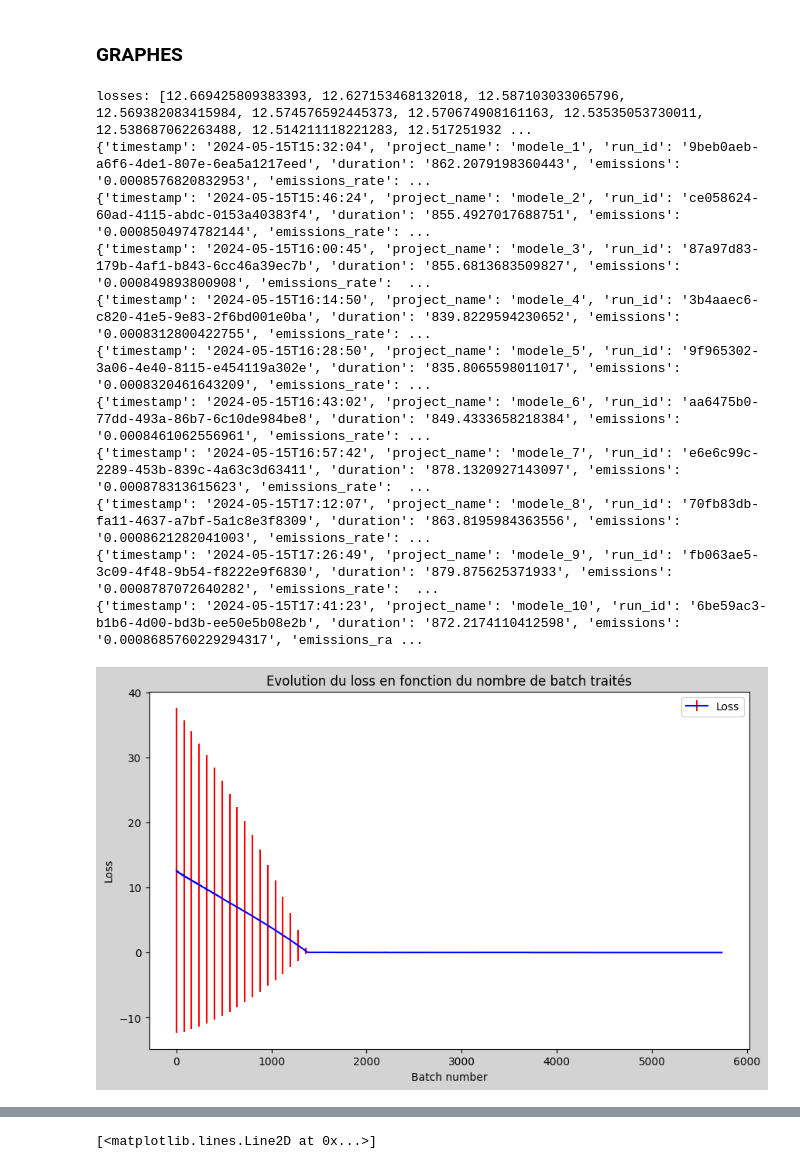
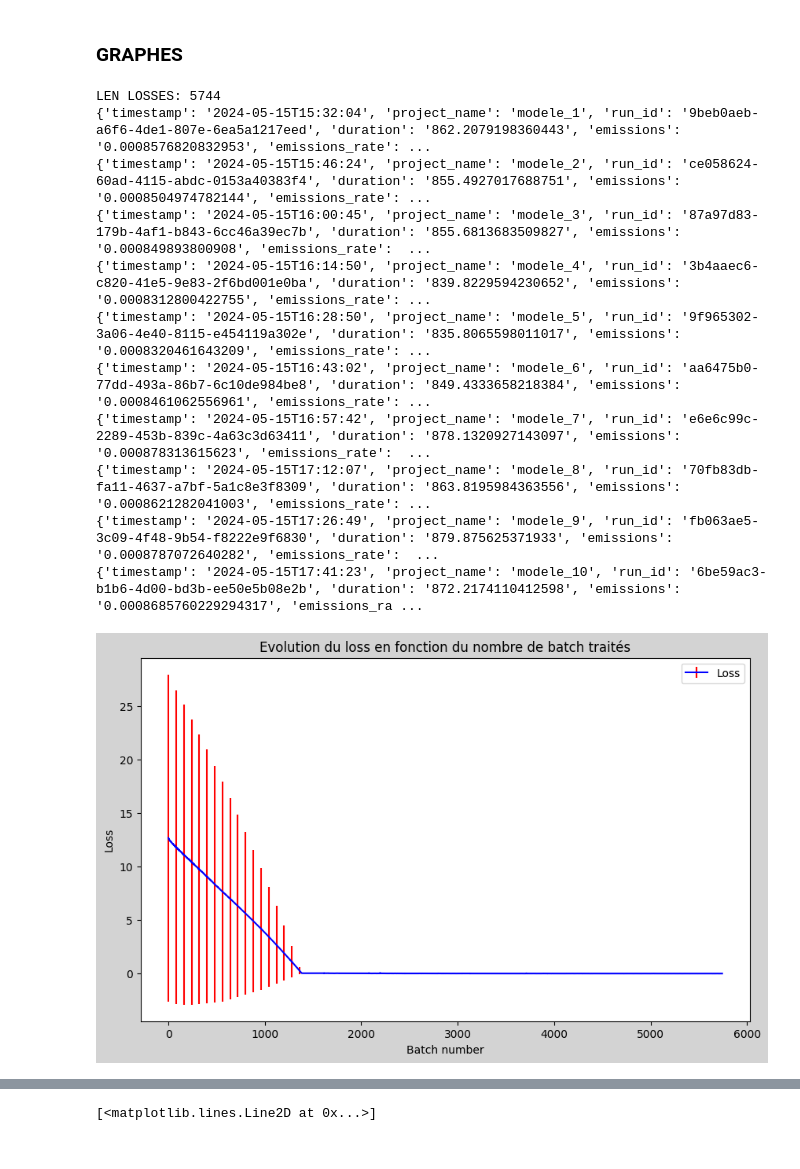
Before and after one commit to MaximeVannier27/Code_PIR, a Jupyter notebook: Maxime_ACID/IDS_perso_60.ipynb, the cells around one changed output, grey strips where cells are left out. Drawn from its saved outputs; the diff is of its cells as text; code cells hidden in the pictures.

Commit message:
ALL: graphes communs

```diff
--- a/Maxime_ACID/IDS_perso_60.ipynb
+++ b/Maxime_ACID/IDS_perso_60.ipynb
@@ -644,7 +644,7 @@ import statistics as stat
 import os
 import sys
 
-def confidence_interval(data,confidence=0.95):
+def confidence_interval(data,confidence=0.80):
     a = 1.0 * np.array(data)
     n = len(a)
     se = st.sem(a)
@@ -657,7 +657,7 @@ with open(results_path+"jeu_de_donnees/dic_loss.pkl", 'rb') as file:
     dic_loss = pkl.load(file)
 
 
-x = range(len(dic_loss["entrainement_1"]['epoch_0'])*4)
+x = range(len(dic_loss["entrainement_1"]['epoch_0'])*4+8)
 
 plt.figure(figsize=(10, 6),facecolor='lightgrey')  # Créer une seule figure
 
@@ -678,11 +678,12 @@ for tentative in dic_loss.keys():
 # losses = {j: [i/len(dic_loss.keys()) for i in losses[j]] for j in dic_loss["entrainement_1"].keys()}
 losses = {"valeurs" : losses["epoch_0"] + losses["epoch_1"] + losses["epoch_2"] + losses["epoch_3"]}
 losses = [i/len(dic_loss.keys()) for i in losses["valeurs"]]
+losses += [0.01 for i in range(8)]
 
 with open(results_path+"jeu_de_donnees/moyenne_loss.pkl", 'wb') as fichier:
     pkl.dump(losses,fichier)
 
-print("losses:",losses)
+
 
 #Préparation des barres d'erreurs
 # print("std_loss")
@@ -705,9 +706,9 @@ plt.legend()
 plt.savefig(results_path + './courbes/loss_evolution_with_uncertainty_4epochs.png')  # Sauvegarder la figure
 
 
-
-# with open(results_path+"jeu_de_donnees/"+"moyenne_loss.pkl", 'wb') as file:
-#         pkl.dump(losses, file)
+print("LEN LOSSES:",len(losses))
+with open(results_path+"jeu_de_donnees/"+"moyenne_loss.pkl", 'wb') as file:
+        pkl.dump(losses, file)
 with open(results_path+"jeu_de_donnees/"+"std_loss.pkl", 'wb') as file:
         pkl.dump(std_loss, file)
 
@@ -761,35 +762,35 @@ plt.show()
 #Conservation des données
 dico_enviro = {}
 dico_enviro["emissions"] = liste_emissions_y
 dico_enviro["cpu_energy"] = liste_cpu_energy_y
 dico_enviro["gpu_energy"] = liste_gpu_energy_y
 dico_enviro["ram_energy"] = liste_ram_energy_y
 dico_enviro["total_energy"] = liste_total_energy_y
 dico_enviro["liste_x"] = liste_x
 
 with open(results_path+"jeu_de_donnees/"+"dico_enviro.pkl", 'wb') as file:
         pkl.dump(dico_enviro, file)
 
 #ARRANGER LE CODE ICI PAR RAPPORT AU FICHIER CSV DES EMISSIONS PUIS FAIRE CELUI AVEC 50 NEURONES
 
 plt.figure(figsize=(10, 6),facecolor='lightgrey')  # Créer une seule figure
 plt.plot(range(len(dic_loss["entrainement_1"]["epoch_0"])),dic_loss["entrainement_1"]["epoch_0"],label="Test",color="blue")
 
 plt.figure(figsize=(10, 6),facecolor='lightgrey')  # Créer une seule figure
 plt.plot(range(len(dic_loss["entrainement_2"]["epoch_0"])),dic_loss["entrainement_2"]["epoch_0"],label="Test",color="blue")
 # %% [output]
-losses: [12.669425809383393, 12.627153468132018, 12.587103033065796, 12.569382083415984, 12.574576592445373, 12.570674908161163, 12.53535053730011, 12.538687062263488, 12.514211118221283, 12.517251932 ...
+LEN LOSSES: 5744
 {'timestamp': '2024-05-15T15:32:04', 'project_name': 'modele_1', 'run_id': '9beb0aeb-a6f6-4de1-807e-6ea5a1217eed', 'duration': '862.2079198360443', 'emissions': '0.0008576820832953', 'emissions_rate': ...
 {'timestamp': '2024-05-15T15:46:24', 'project_name': 'modele_2', 'run_id': 'ce058624-60ad-4115-abdc-0153a40383f4', 'duration': '855.4927017688751', 'emissions': '0.0008504974782144', 'emissions_rate': ...
 {'timestamp': '2024-05-15T16:00:45', 'project_name': 'modele_3', 'run_id': '87a97d83-179b-4af1-b843-6cc46a39ec7b', 'duration': '855.6813683509827', 'emissions': '0.000849893800908', 'emissions_rate':  ...
 {'timestamp': '2024-05-15T16:14:50', 'project_name': 'modele_4', 'run_id': '3b4aaec6-c820-41e5-9e83-2f6bd001e0ba', 'duration': '839.8229594230652', 'emissions': '0.0008312800422755', 'emissions_rate': ...
 {'timestamp': '2024-05-15T16:28:50', 'project_name': 'modele_5', 'run_id': '9f965302-3a06-4e40-8115-e454119a302e', 'duration': '835.8065598011017', 'emissions': '0.0008320461643209', 'emissions_rate': ...
 {'timestamp': '2024-05-15T16:43:02', 'project_name': 'modele_6', 'run_id': 'aa6475b0-77dd-493a-86b7-6c10de984be8', 'duration': '849.4333658218384', 'emissions': '0.0008461062556961', 'emissions_rate': ...
 {'timestamp': '2024-05-15T16:57:42', 'project_name': 'modele_7', 'run_id': 'e6e6c99c-2289-453b-839c-4a63c3d63411', 'duration': '878.1320927143097', 'emissions': '0.000878313615623', 'emissions_rate':  ...
 {'timestamp': '2024-05-15T17:12:07', 'project_name': 'modele_8', 'run_id': '70fb83db-fa11-4637-a7bf-5a1c8e3f8309', 'duration': '863.8195984363556', 'emissions': '0.0008621282041003', 'emissions_rate': ...
 {'timestamp': '2024-05-15T17:26:49', 'project_name': 'modele_9', 'run_id': 'fb063ae5-3c09-4f48-9b54-f8222e9f6830', 'duration': '879.875625371933', 'emissions': '0.0008787072640282', 'emissions_rate':  ...
 {'timestamp': '2024-05-15T17:41:23', 'project_name': 'modele_10', 'run_id': '6be59ac3-b1b6-4d00-bd3b-ee50e5b08e2b', 'duration': '872.2174110412598', 'emissions': '0.0008685760229294317', 'emissions_ra ...
-[figure, old version]
+[figure, new version]
 [figure]
 [figure]
 [<matplotlib.lines.Line2D at 0x...>]
```
Also changed, not shown: parts of 1 cell of this notebook, 27 other files.
